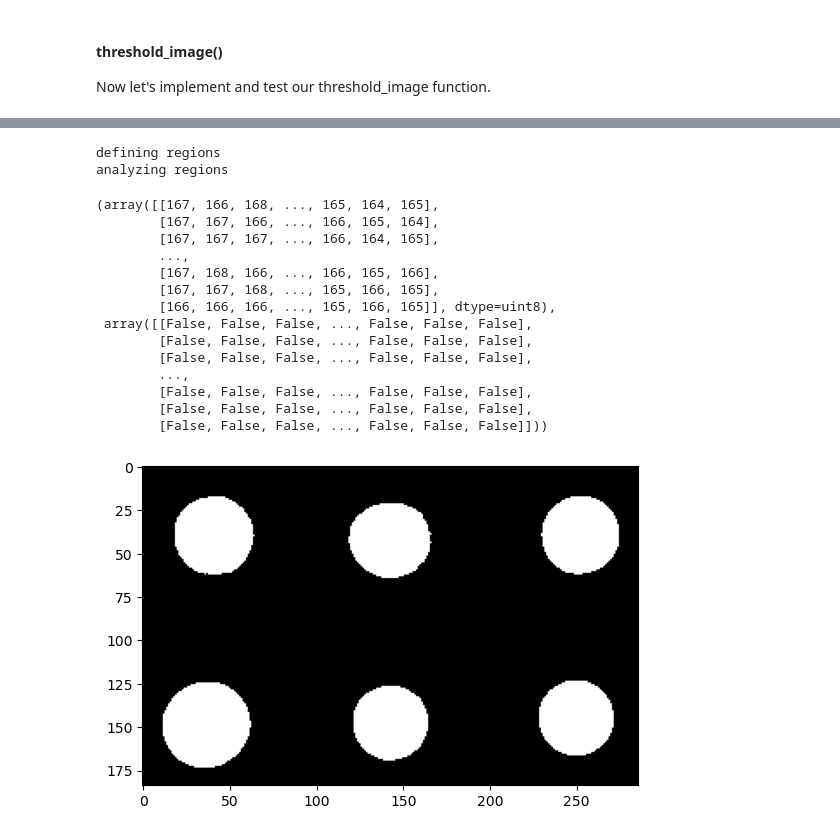
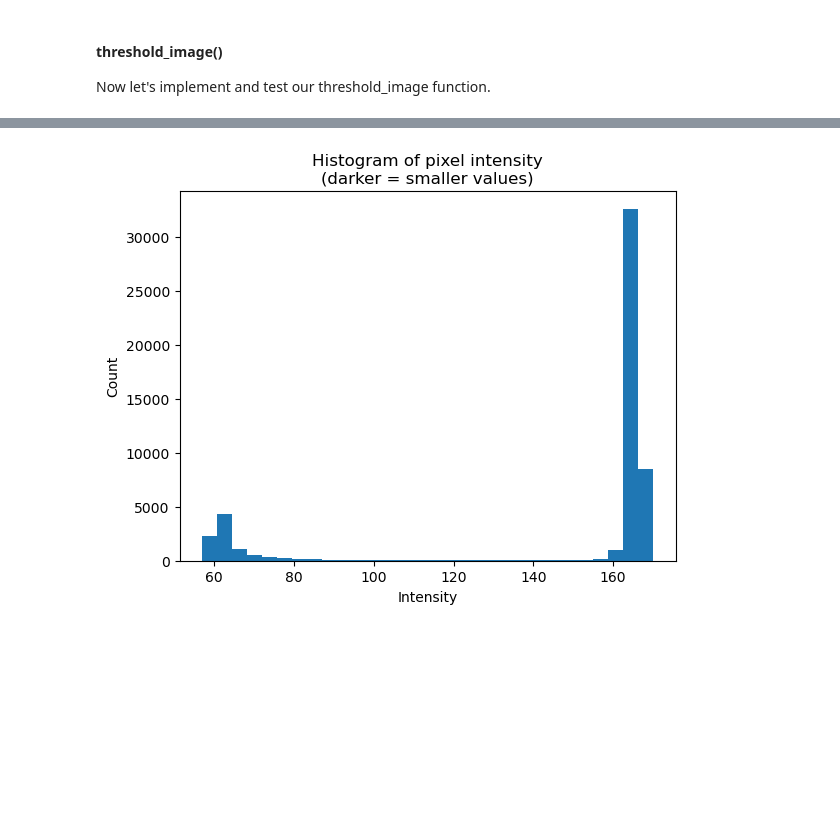
Before and after one commit to Bio724D/Bio724D_2023_2024, a Jupyter notebook: python_notebooks/Control-flow-dicts-functions.ipynb, the cells around one changed output, grey strips where cells are left out. Drawn from its saved outputs; the diff is of its cells as text; code cells hidden in the pictures; blank space fills up the shorter version.

```diff
--- a/python_notebooks/Control-flow-dicts-functions.ipynb
+++ b/python_notebooks/Control-flow-dicts-functions.ipynb
@@ -540,28 +554,18 @@ def threshold_image(img, threshold, plot=False):
+# %%
+plot_image_histogram(img,30)
+# %% [output]
+[figure, added]
 # %%
-def segment_and_measure(fname, threshold):
+def segment_and_measure(fname, threshold=None):
     img = load_image(fname)
+
+    if threshold is None:
+        plot_image_histogram(img)
+        print("Please specify a threshold for binarizing the image (see histogram).")
+        return   # empty return statement returns None
+
     binimg = threshold_image(img, threshold)
+
     define_regions()
     analyze_regions()
-
     return img, binimg
-
-segment_and_measure("yeast_colonies.jpg", threshold=125)
-# %% [output]
-defining regions
-analyzing regions
-(array([[167, 166, 168, ..., 165, 164, 165],
-        [167, 167, 166, ..., 166, 165, 164],
-        [167, 167, 167, ..., 166, 164, 165],
-        ...,
-        [167, 168, 166, ..., 166, 165, 166],
-        [167, 167, 168, ..., 165, 166, 165],
-        [166, 166, 166, ..., 165, 166, 165]], dtype=uint8),
- array([[False, False, False, ..., False, False, False],
-        [False, False, False, ..., False, False, False],
-        [False, False, False, ..., False, False, False],
-        ...,
-        [False, False, False, ..., False, False, False],
-        [False, False, False, ..., False, False, False],
-        [False, False, False, ..., False, False, False]]))
-[figure, removed]
```
Also changed, not shown: parts of 41 cells of this notebook.
